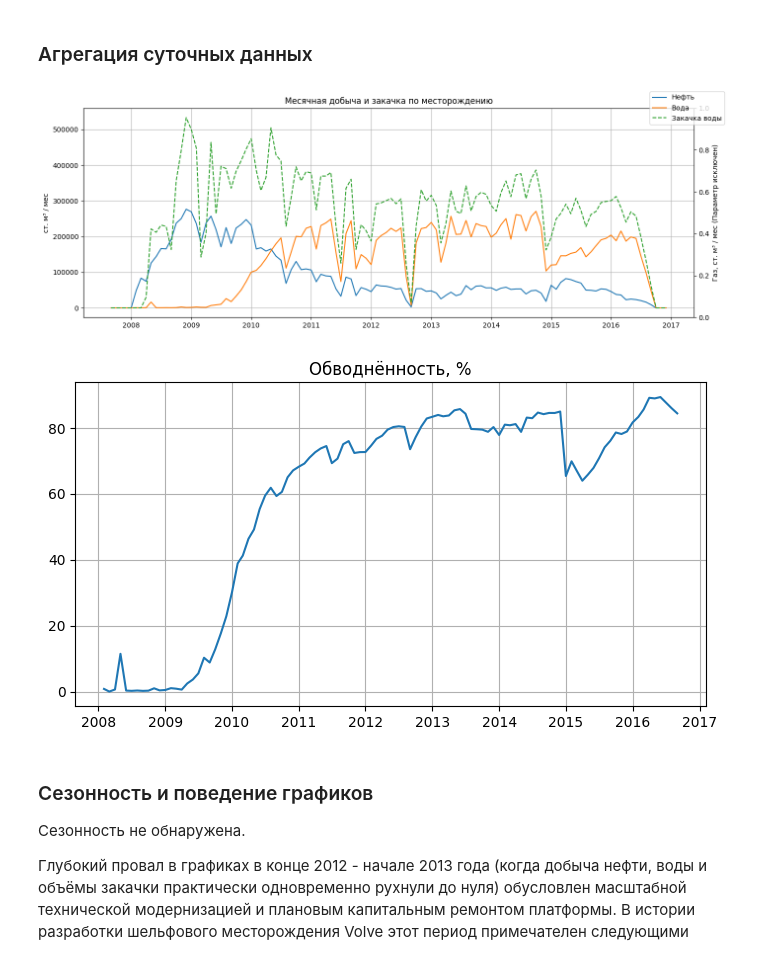
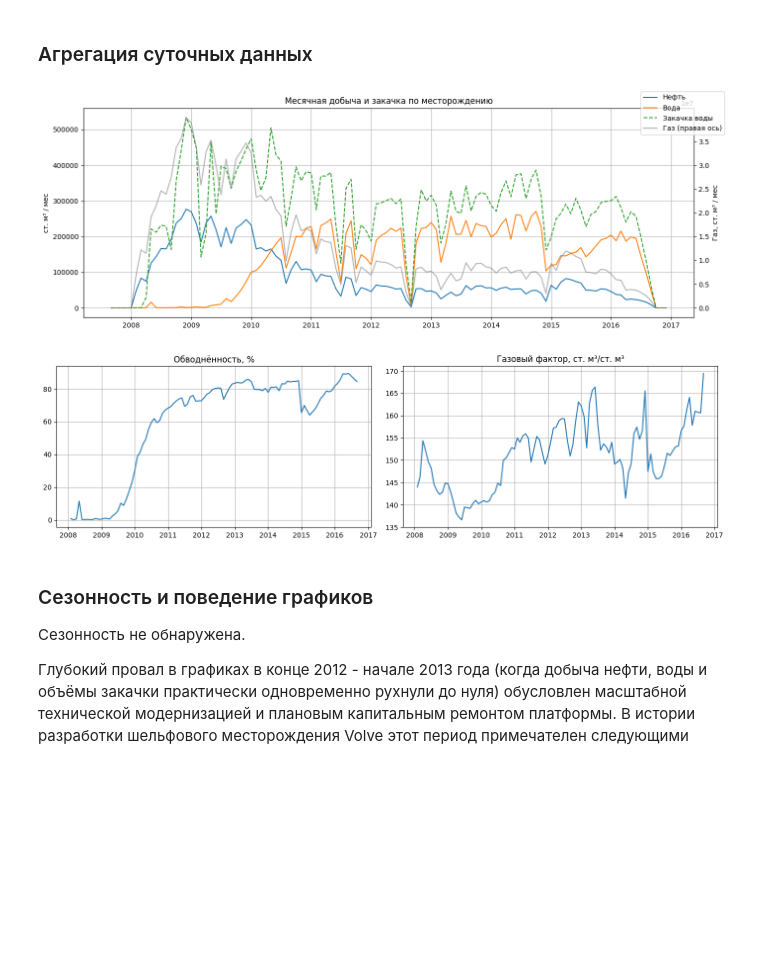
Before and after one commit to SashaVeremchuk/Gazprom-production-forecast, a Jupyter notebook: data_overview.ipynb, the cells around one changed output. Cells and saved outputs as stored; diff of their text form; code cells hidden in the pictures; blank space fills up the shorter version.

```diff
--- a/data_overview.ipynb
+++ b/data_overview.ipynb
@@ -811,12 +808,14 @@ from sklearn.impute import KNNImputer
 
 #Обработка добывающего фонда ("15/9-F-11", "15/9-F-12", "15/9-F-14")
 SENSOR_COLS = [
-    "AVG_DOWNHOLE_PRESSURE",  # Забойное давление
-    "AVG_DP_TUBING",          # Перепад давления в НКТ
-    "AVG_ANNULUS_PRESS",      # Затрубное давление
-    "AVG_CHOKE_SIZE_P",       # Размер штуцера в %
-    "AVG_WHP_P",              # Устьевое давление
-    "AVG_WHT_P",              # Устьевая температура
+    "AVG_DOWNHOLE_PRESSURE",    # Забойное давление
+    "AVG_DP_TUBING",            # Перепад давления в НКТ
+    "AVG_ANNULUS_PRESS",        # Затрубное давление
+    "AVG_CHOKE_SIZE_P",         # Размер штуцера в %
+    "AVG_WHP_P",                # Устьевое давление
+    "AVG_WHT_P",                # Устьевая температура
+    "AVG_DOWNHOLE_TEMPERATURE", # Средняя температура на глубине установки датчика.
+    "DP_CHOKE_SIZE",            # Разница давлений до и после штуцера
 ]
 
 ONSTREAM_COL = 'ON_STREAM_HRS'
@@ -1011,6 +1006,6 @@ plt.show()
 - Если забойное давление (DOWNHOLE) высокое, а перепад (DP_TUBING) маленький - значит, нефть летит наверх легко, обводненность низкая, скважина работает эффективно. Удаление одного из них лишило бы возможности оценивать качество подъема жидкости на поверхность.
 # %%
 # список мультикоррелирующих признаков-дубликатов
-cols_to_remove = ['BORE_GAS_VOL', 'AVG_DOWNHOLE_TEMPERATURE', 'DP_CHOKE_SIZE']
+cols_to_remove = ['AVG_DOWNHOLE_TEMPERATURE', 'DP_CHOKE_SIZE']
 
 daily_res = daily_result.drop(columns=cols_to_remove, errors='ignore')
@@ -1051,46 +1040,45 @@ daily_agg = (
     .agg(
         on_stream_d=("ON_STREAM_HRS", "sum"),
         oil_d=("BORE_OIL_VOL", "sum"),
+        gas_d=("BORE_GAS_VOL", "sum"),
         water_d=("BORE_WAT_VOL", "sum"),
         wi_d=("BORE_WI_VOL", "sum"),
     )
     .reset_index()
 )
 # %%
-# группируем помесячные данные по дате для получения суммарных объемов по всему полю
-field = daily_agg.groupby("date")[["oil_d", "water_d", "wi_d"]].sum()
+field = daily_agg.groupby("date")[["oil_d", "gas_d", "water_d", "wi_d"]].sum()
 
-fig, ax = plt.subplots()  # Размер по умолчанию, как в вашем примере
+fig, ax = plt.subplots()
 
-# основная ось (Нефть, Вода, Закачка воды)
 ax.plot(field.index, field["oil_d"], label="Нефть")
 ax.plot(field.index, field["water_d"], label="Вода")
 ax.plot(field.index, field["wi_d"], label="Закачка воды", ls="--")
 ax.set_ylabel("ст. м³ / мес")
 
 ax2 = ax.twinx()
-ax2.set_ylabel("Газ, ст. м³ / мес (Параметр исключен)")  # Ось сохранена для геометрии
+ax2.plot(field.index, field["gas_d"], color="tab:gray", alpha=0.6, label="Газ (правая ось)")
+ax2.set_ylabel("Газ, ст. м³ / мес")
 ax2.grid(False)
 
 fig.legend(loc="upper right")
 ax.set_title("Месячная добыча и закачка по месторождению")
 plt.tight_layout()
 plt.show()
 
+water_cut = (field["water_d"] / (field["oil_d"] + field["water_d"])).replace([np.inf, -np.inf], np.nan)
+gor = (field["gas_d"] / field["oil_d"]).replace([np.inf, -np.inf], np.nan)
 
-
-# расчет обводненности: Вода / (Нефть + Вода)
-water_cut = (field["water_d"] / (field["oil_d"] + field["water_d"])).replace([np.inf, -np.inf], np.nan)
-
-fig, ax_wc = plt.subplots(figsize=(7, 4))
-ax_wc.plot(water_cut.index, water_cut * 100)
-ax_wc.set_title("Обводнённость, %")
-
+fig, axes = plt.subplots(1, 2, figsize=(14, 4))
+axes[0].plot(water_cut.index, water_cut * 100)
+axes[0].set_title("Обводнённость, %")
+axes[1].plot(gor.index, gor)
+axes[1].set_title("Газовый фактор, ст. м³/ст. м³")
 plt.tight_layout()
 plt.show()
 # %% [output]
-[figure, old version]
+[figure, new version]
-[figure, old version]
+[figure, new version]
 # %% [markdown]
 ### Сезонность и поведение графиков
 Сезонность не обнаружена.
```
Also changed, not shown: parts of 10 cells of this notebook.
